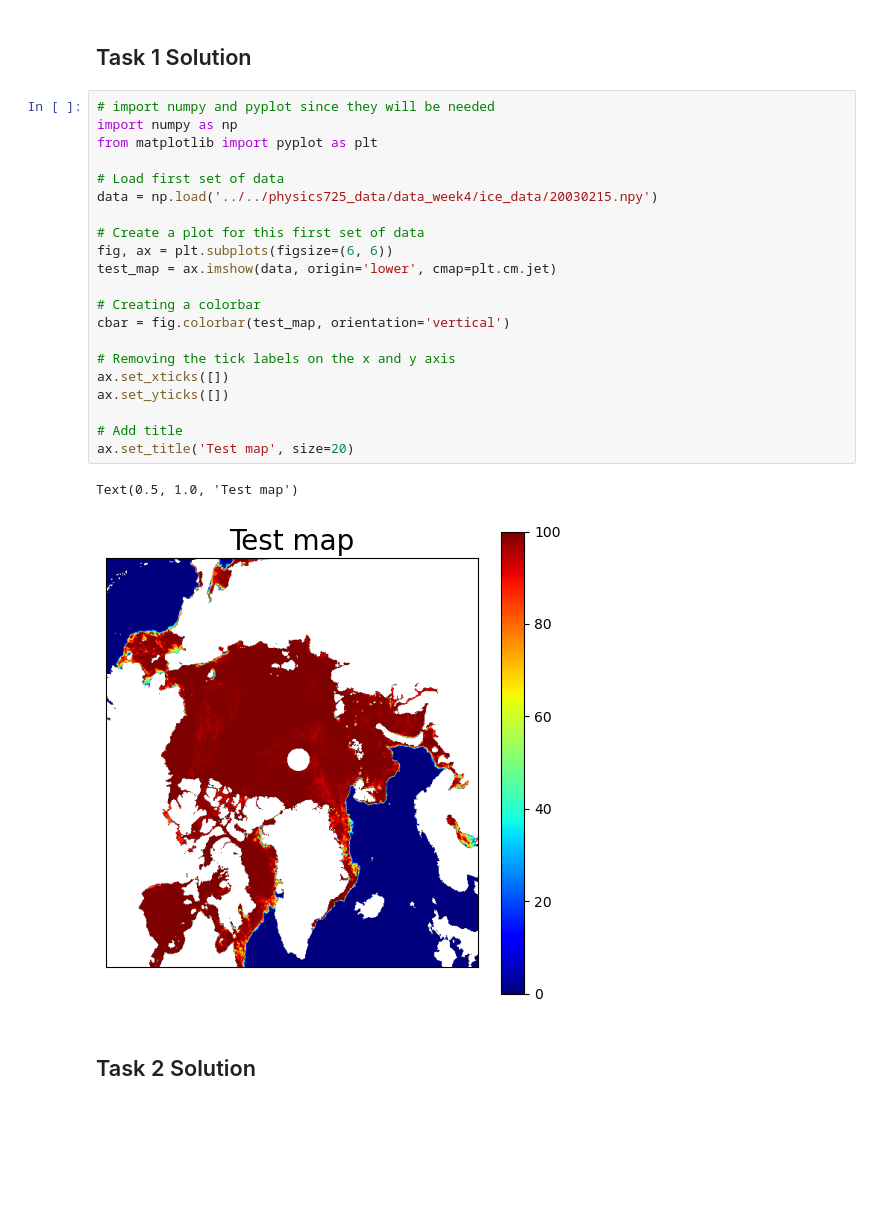
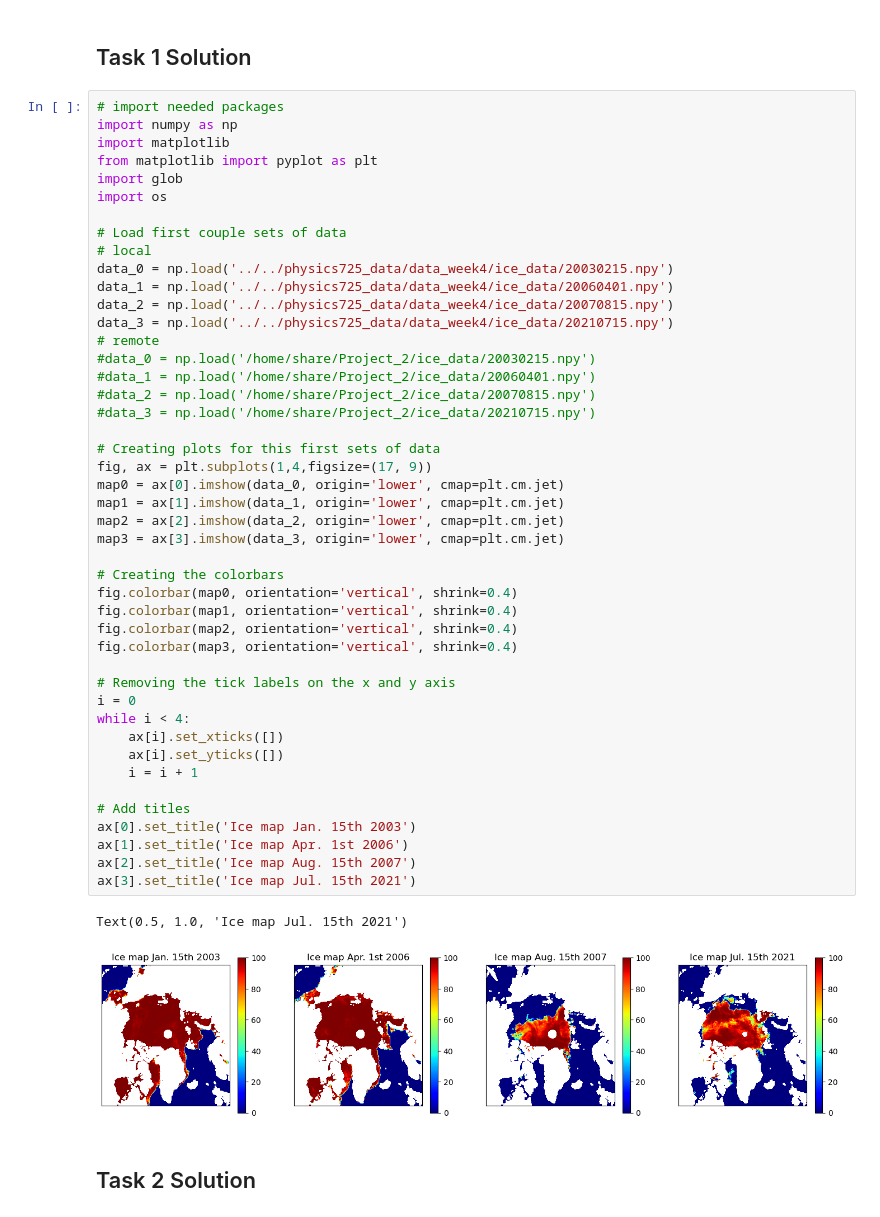
Before and after one commit to benjbrandt/physics725, a Jupyter notebook: Week4/Project_1_Arctic_Ice_maps_students.ipynb, the cells around one changed output. Cells and saved outputs as stored; diff of their text form; blank space fills up the shorter version.

```diff
--- a/Week4/Project_1_Arctic_Ice_maps_students.ipynb
+++ b/Week4/Project_1_Arctic_Ice_maps_students.ipynb
@@ -144,29 +134,53 @@ Finally, plot the `mean` monthly ice concentrations of the years 2004-2006 and c
 The data that we have here cover more than the past twenty years and it is worth noting that the minimum ice coverage you found here was a record minimum - never before (in recorded history) had the size of the ice shelf been so small. This is part of a long term trend due to global warming. Many scientists believe that by ~2050, the Arctic will be completely ice-free for at least part of the summer.
 # %% [markdown]
 ## Task 1 Solution
-# %%
-# import numpy and pyplot since they will be needed
-import numpy as np
-from matplotlib import pyplot as plt
-
-# Load first set of data
-data = np.load('../../physics725_data/data_week4/ice_data/20030215.npy')
-
-# Create a plot for this first set of data
-fig, ax = plt.subplots(figsize=(6, 6))
-test_map = ax.imshow(data, origin='lower', cmap=plt.cm.jet)
-
-# Creating a colorbar
-cbar = fig.colorbar(test_map, orientation='vertical')
-
-# Removing the tick labels on the x and y axis
-ax.set_xticks([])
-ax.set_yticks([])
-
-# Add title
-ax.set_title('Test map', size=20)
-# %% [output]
-Text(0.5, 1.0, 'Test map')
-[figure, removed]
+# %%
+# import needed packages
+import numpy as np
+import matplotlib
+from matplotlib import pyplot as plt
+import glob
+import os
+
+# Load first couple sets of data
+# local
+data_0 = np.load('../../physics725_data/data_week4/ice_data/20030215.npy')
+data_1 = np.load('../../physics725_data/data_week4/ice_data/20060401.npy')
+data_2 = np.load('../../physics725_data/data_week4/ice_data/20070815.npy')
+data_3 = np.load('../../physics725_data/data_week4/ice_data/20210715.npy')
+# remote
+#data_0 = np.load('/home/share/Project_2/ice_data/20030215.npy')
+#data_1 = np.load('/home/share/Project_2/ice_data/20060401.npy')
+#data_2 = np.load('/home/share/Project_2/ice_data/20070815.npy')
+#data_3 = np.load('/home/share/Project_2/ice_data/20210715.npy')
+
+# Creating plots for this first sets of data
+fig, ax = plt.subplots(1,4,figsize=(17, 9))
+map0 = ax[0].imshow(data_0, origin='lower', cmap=plt.cm.jet)
+map1 = ax[1].imshow(data_1, origin='lower', cmap=plt.cm.jet)
+map2 = ax[2].imshow(data_2, origin='lower', cmap=plt.cm.jet)
+map3 = ax[3].imshow(data_3, origin='lower', cmap=plt.cm.jet)
+
+# Creating the colorbars
+fig.colorbar(map0, orientation='vertical', shrink=0.4)
+fig.colorbar(map1, orientation='vertical', shrink=0.4)
+fig.colorbar(map2, orientation='vertical', shrink=0.4)
+fig.colorbar(map3, orientation='vertical', shrink=0.4)
+
+# Removing the tick labels on the x and y axis
+i = 0
+while i < 4:
+    ax[i].set_xticks([])
+    ax[i].set_yticks([])
+    i = i + 1
+
+# Add titles
+ax[0].set_title('Ice map Jan. 15th 2003')
+ax[1].set_title('Ice map Apr. 1st 2006')
+ax[2].set_title('Ice map Aug. 15th 2007')
+ax[3].set_title('Ice map Jul. 15th 2021')
+# %% [output]
+Text(0.5, 1.0, 'Ice map Jul. 15th 2021')
+[figure, added]
 # %% [markdown]
 ## Task 2 Solution
```
Also changed, not shown: parts of 10 cells of this notebook.
